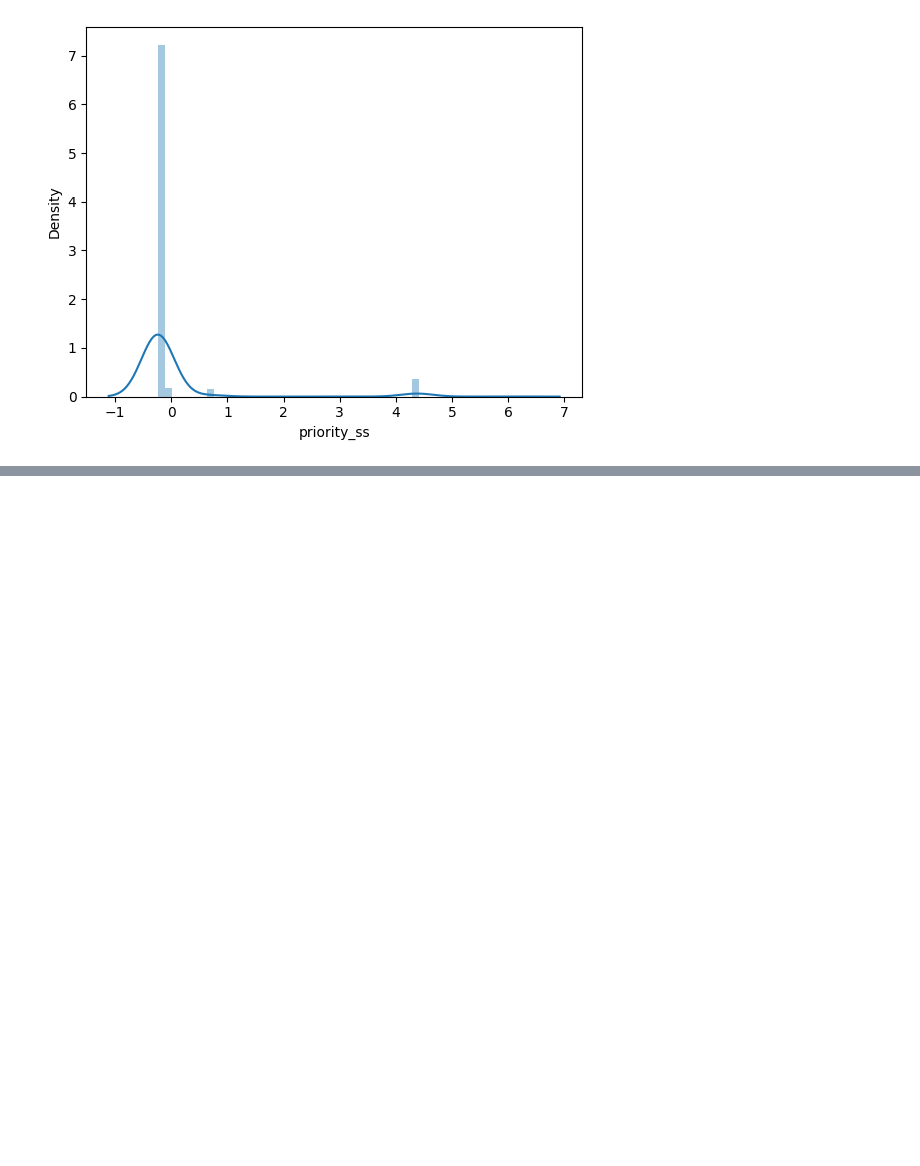
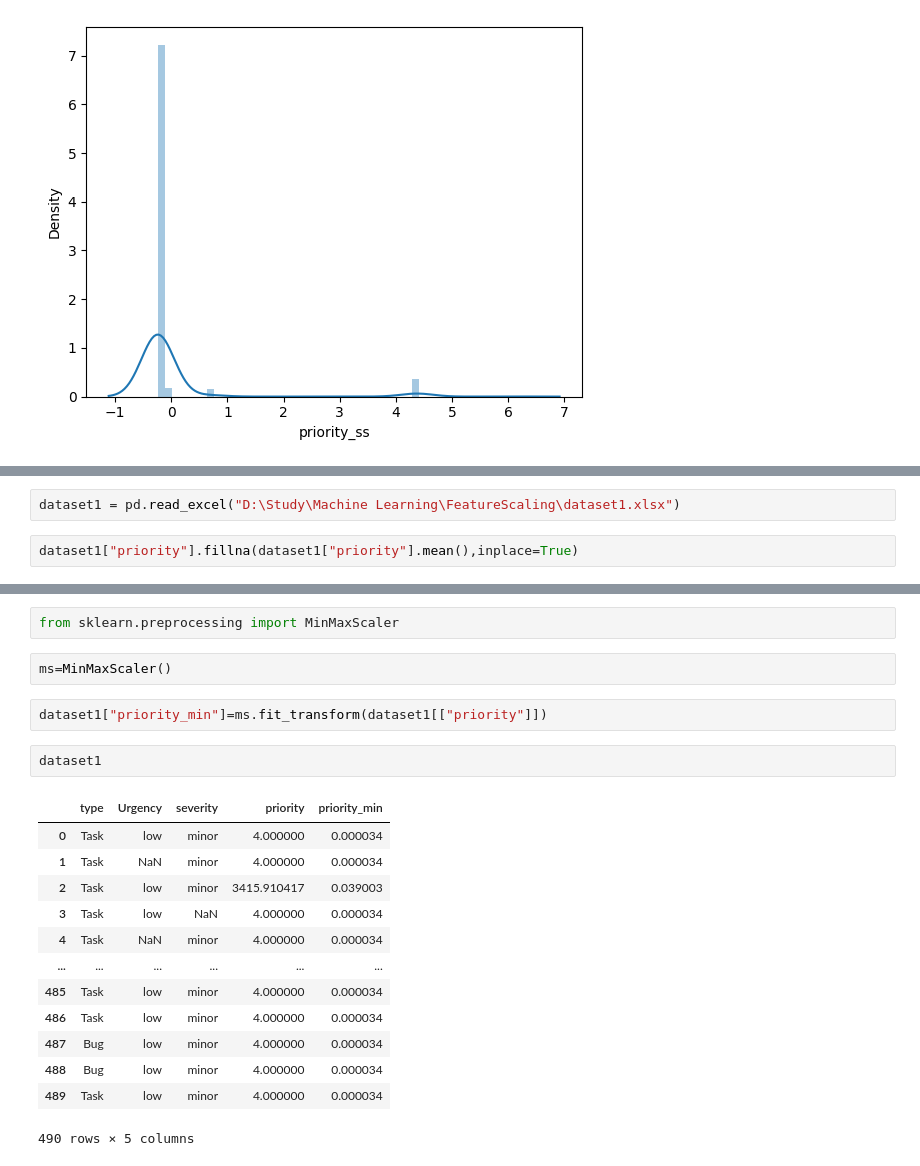
Before and after one commit to Javaria-Shabbir24/FeatureScaling-MachineLearning, a Jupyter notebook: FeatureScaling.ipynb, the cells around one changed output, grey strips where cells are left out. Saved outputs shown, nothing was run; the diff lists cells and outputs as text; blank space fills up the shorter version.

```diff
--- a/FeatureScaling.ipynb
+++ b/FeatureScaling.ipynb
@@ -156,0 +161,4 @@ https://gist.github.com/mwaskom/de44147ed2974457ad6372750bbe5751
+# %%
+dataset1 = pd.read_excel("D:\Study\Machine Learning\FeatureScaling\dataset1.xlsx")
+# %%
+dataset1["priority"].fillna(dataset1["priority"].mean(),inplace=True)
@@ -156,0 +179,22 @@ https://gist.github.com/mwaskom/de44147ed2974457ad6372750bbe5751
+# %%
+from sklearn.preprocessing import MinMaxScaler
+# %%
+ms=MinMaxScaler()
+# %%
+dataset1["priority_min"]=ms.fit_transform(dataset1[["priority"]])
+# %%
+dataset1
+# %% [output]
+|  | type | Urgency | severity | priority | priority_min |
+| 0 | Task | low | minor | 4.000000 | 0.000034 |
+| 1 | Task | NaN | minor | 4.000000 | 0.000034 |
+| 2 | Task | low | minor | 3415.910417 | 0.039003 |
+| 3 | Task | low | NaN | 4.000000 | 0.000034 |
+| 4 | Task | NaN | minor | 4.000000 | 0.000034 |
+| ... | ... | ... | ... | ... | ... |
+| 485 | Task | low | minor | 4.000000 | 0.000034 |
+| 486 | Task | low | minor | 4.000000 | 0.000034 |
+| 487 | Bug | low | minor | 4.000000 | 0.000034 |
+| 488 | Bug | low | minor | 4.000000 | 0.000034 |
+| 489 | Task | low | minor | 4.000000 | 0.000034 |
+490 rows × 5 columns
```
Also changed, not shown: parts of 6 cells of this notebook.
